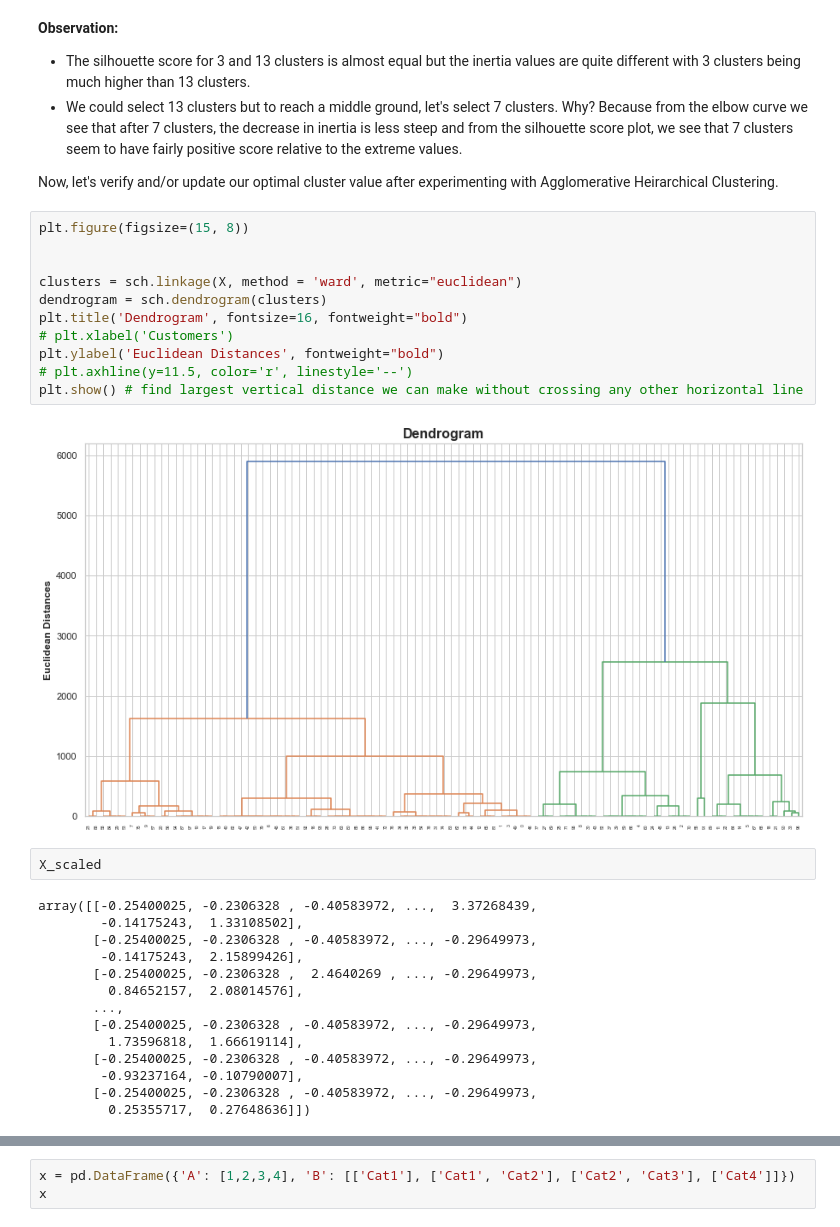
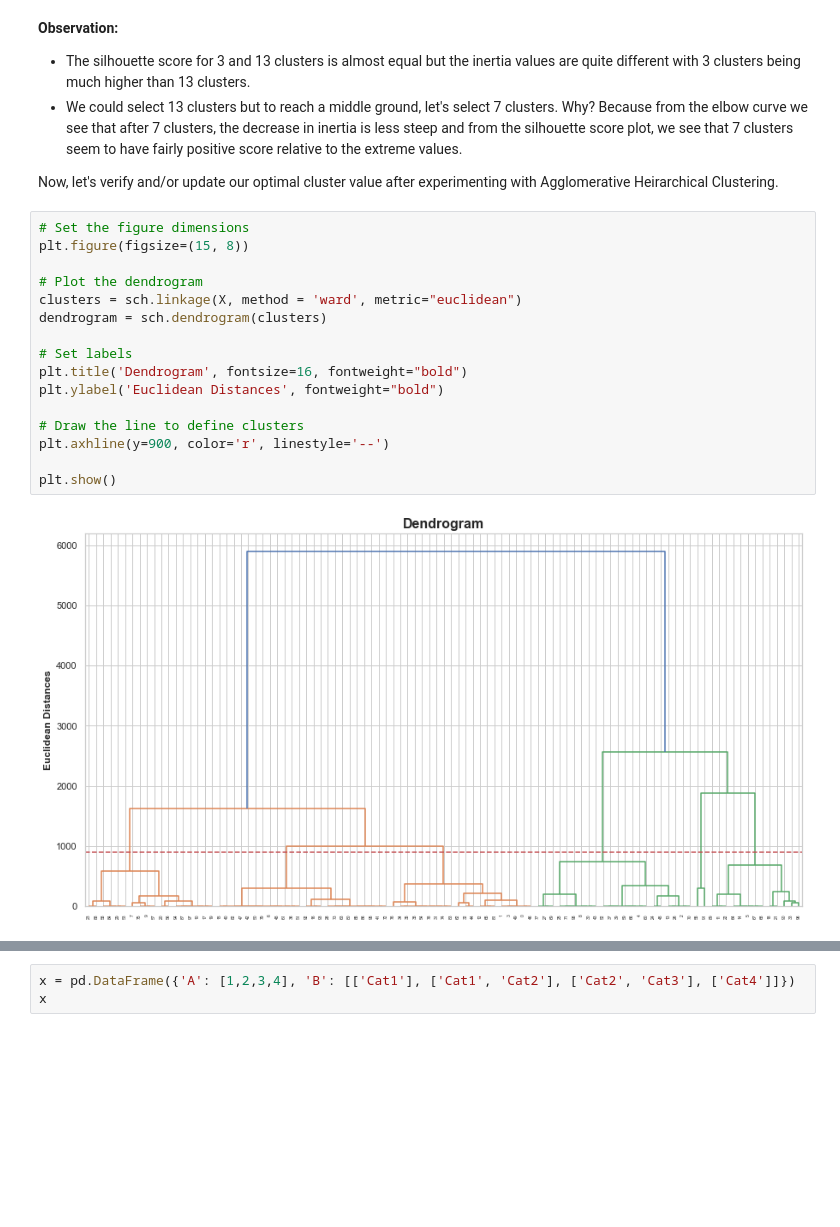
Before and after one commit to AimanSahay/ML-Project---Zomato-Restaurant-Clustering-and-Sentiment-Analysis, a Jupyter notebook: ML Project - Zomato Restaurant Clustering and Customer Sentiment Analysis.ipynb, the cells around one changed output, grey strips where cells are left out. Drawn from its saved outputs; the diff is of its cells as text; blank space fills up the shorter version.

Commit message:
Clustering Analysis with Visualizations

```diff
--- a/ML Project - Zomato Restaurant Clustering and Customer Sentiment Analysis.ipynb
+++ b/ML Project - Zomato Restaurant Clustering and Customer Sentiment Analysis.ipynb
@@ -1857,31 +1857,20 @@ plot_labels("Number of Clusters", "Silhouette Score", "Silhouette Score", axes,
 
 Now, let's verify and/or update our optimal cluster value after experimenting with Agglomerative Heirarchical Clustering.
 # %%
+# Set the figure dimensions
 plt.figure(figsize=(15, 8))
 
-
+# Plot the dendrogram
 clusters = sch.linkage(X, method = 'ward', metric="euclidean")
 dendrogram = sch.dendrogram(clusters)
+
+# Set labels
 plt.title('Dendrogram', fontsize=16, fontweight="bold")
-# plt.xlabel('Customers')
 plt.ylabel('Euclidean Distances', fontweight="bold")
-# plt.axhline(y=11.5, color='r', linestyle='--')
-plt.show() # find largest vertical distance we can make without crossing any other horizontal line
+
+# Draw the line to define clusters
+plt.axhline(y=900, color='r', linestyle='--')
+
+plt.show()
 # %% [output]
-[figure, old version]
+[figure, new version]
-# %%
-X_scaled
-# %% [output]
-array([[-0.25400025, -0.2306328 , -0.40583972, ...,  3.37268439,
-        -0.14175243,  1.33108502],
-       [-0.25400025, -0.2306328 , -0.40583972, ..., -0.29649973,
-        -0.14175243,  2.15899426],
-       [-0.25400025, -0.2306328 ,  2.4640269 , ..., -0.29649973,
-         0.84652157,  2.08014576],
-       ...,
-       [-0.25400025, -0.2306328 , -0.40583972, ..., -0.29649973,
-         1.73596818,  1.66619114],
-       [-0.25400025, -0.2306328 , -0.40583972, ..., -0.29649973,
-        -0.93237164, -0.10790007],
-       [-0.25400025, -0.2306328 , -0.40583972, ..., -0.29649973,
-         0.25355717,  0.27648636]])
```
Also changed, not shown: parts of 9 cells of this notebook.
